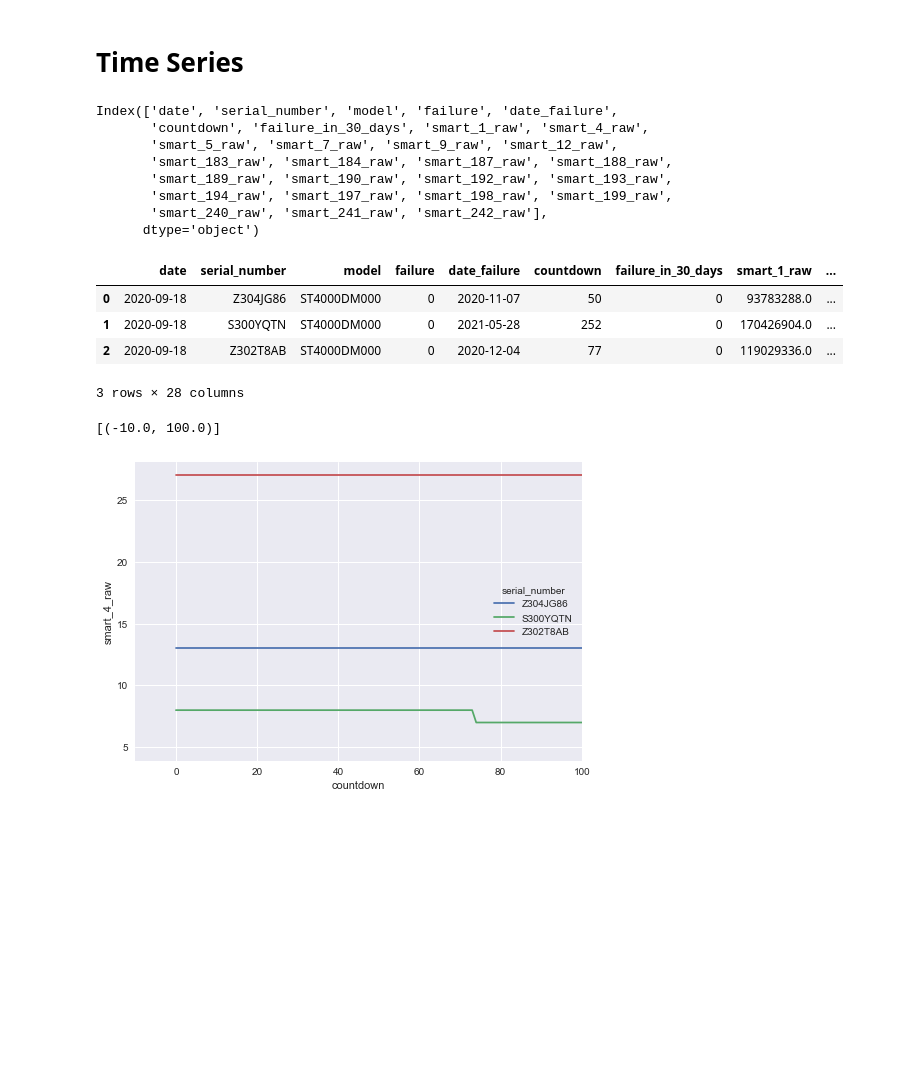
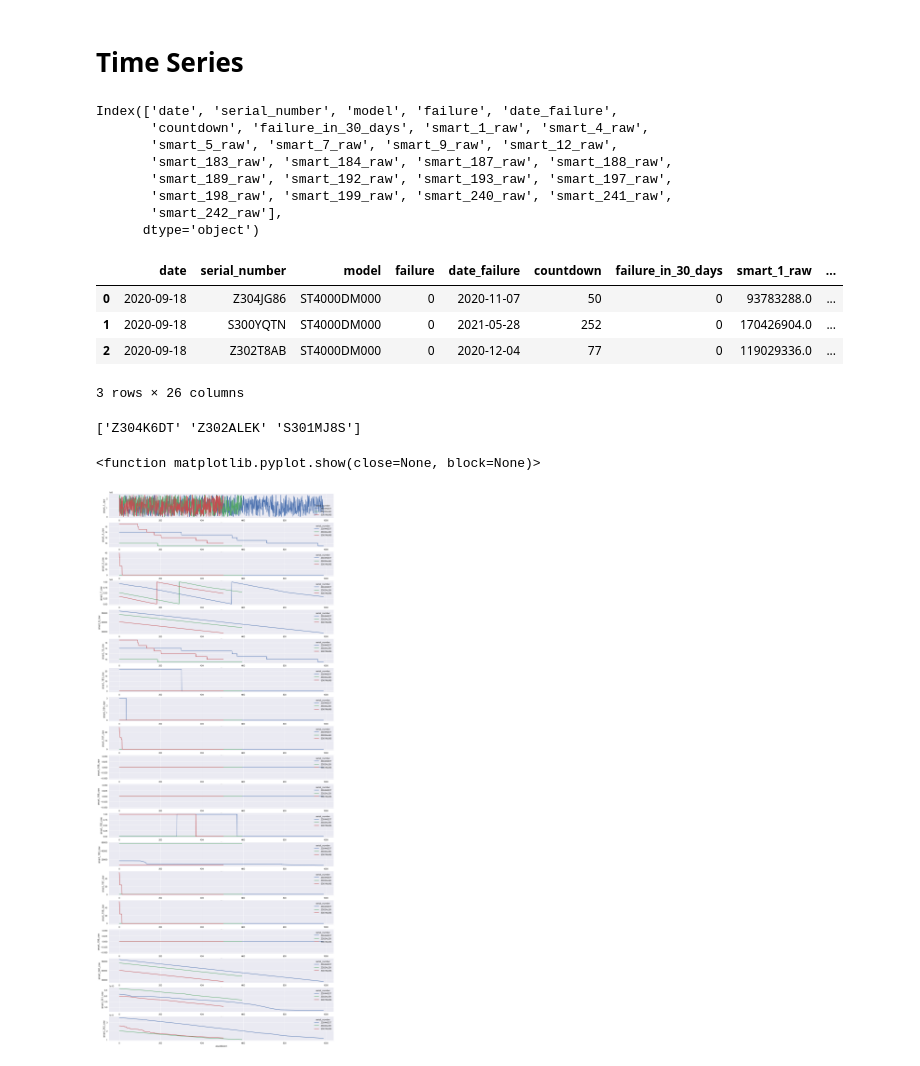
Before and after one commit to wcmphysics/DataScienceBootcamp-Capstone, a Jupyter notebook: notebooks/cmw_modeling.ipynb, the cells around one changed output. Saved outputs shown, nothing was run; the diff lists cells and outputs as text; code cells hidden in the pictures; blank space fills up the shorter version.

```diff
--- a/notebooks/cmw_modeling.ipynb
+++ b/notebooks/cmw_modeling.ipynb
@@ -237,7 +254,8 @@ Limit ourselves to some columns only:
 # %%
 # choose smart and set up the column name
 #key_smart = [5, 183, 184, 187]
-key_smart = [1, 4, 5, 7, 9, 12, 183, 184, 187, 188, 189, 190, 192, 193, 194, 197, 198, 199, 240, 241, 242]
+#key_smart = [1, 4, 5, 7, 9, 12, 183, 184, 187, 188, 189, 190, 192, 193, 194, 197, 198, 199, 240, 241, 242]
+key_smart = [1, 4, 5, 7, 9, 12, 183, 184, 187, 188, 189, 192, 193, 197, 198, 199, 240, 241, 242]
 column_name_smart = ["smart_" + str(i) + "_" + "raw" for i in key_smart]
 column_name = column_name_basic + column_name_smart
 column_name = column_name_basic + column_name_smart_raw
@@ -932,24 +947,33 @@ Index(['date', 'serial_number', 'model', 'failure', 'date_failure',
        'countdown', 'failure_in_30_days', 'smart_1_raw', 'smart_4_raw',
        'smart_5_raw', 'smart_7_raw', 'smart_9_raw', 'smart_12_raw',
        'smart_183_raw', 'smart_184_raw', 'smart_187_raw', 'smart_188_raw',
-       'smart_189_raw', 'smart_190_raw', 'smart_192_raw', 'smart_193_raw',
-       'smart_194_raw', 'smart_197_raw', 'smart_198_raw', 'smart_199_raw',
-       'smart_240_raw', 'smart_241_raw', 'smart_242_raw'],
+       'smart_189_raw', 'smart_192_raw', 'smart_193_raw', 'smart_197_raw',
+       'smart_198_raw', 'smart_199_raw', 'smart_240_raw', 'smart_241_raw',
+       'smart_242_raw'],
       dtype='object')
 |  | date | serial_number | model | failure | date_failure | countdown | failure_in_30_days | smart_1_raw | ... |
 | 0 | 2020-09-18 | Z304JG86 | ST4000DM000 | 0 | 2020-11-07 | 50 | 0 | 93783288.0 | ... |
 | 1 | 2020-09-18 | S300YQTN | ST4000DM000 | 0 | 2021-05-28 | 252 | 0 | 170426904.0 | ... |
 | 2 | 2020-09-18 | Z302T8AB | ST4000DM000 | 0 | 2020-12-04 | 77 | 0 | 119029336.0 | ... |
-3 rows × 28 columns
+3 rows × 26 columns
 # %%
-serials = ["S300YQTN", "Z302T8AB", "Z304JG86"]
+#serials = ["S300YQTN", "Z302T8AB", "Z304JG86"]
+#serials = df_train.sample(3)['serial_number'].unique()
+serials = df_train.sample(3, random_state=100)['serial_number'].unique()
+print(serials)
 df_serials = df_train[df_train["serial_number"].isin(serials)]
+# %% [output]
+['Z304K6DT' 'Z302ALEK' 'S301MJ8S']
 # %%
-smart_number = 5
-ax = sns.lineplot(data=df_serials, x="countdown", y=f'smart_{smart_number}_raw',hue='serial_number')
-#ax.set(xlim=(-10, 100))
+fig, axes = plt.subplots(len(key_smart),1,figsize=(18, 45))
+for i, smart_number in enumerate(key_smart):
+    #axes[i].set(xlim=(-10, 30))
+    sns.lineplot(data=df_serials, x="countdown", y=f'smart_{smart_number}_raw', hue='serial_number', ax=axes[i])
+plt.tight_layout
+plt.show
+
 #serial = "S300YQTN"
 #ax = sns.lineplot(data=df_train.query('serial_number == @serial'), x="countdown", y=f'smart_{smart_number}_raw')
 # %% [output]
-[(-10.0, 100.0)]
+<function matplotlib.pyplot.show(close=None, block=None)>
-[figure, old version]
+[figure, new version]
```
Also changed, not shown: parts of 28 cells of this notebook, 1 other file.
